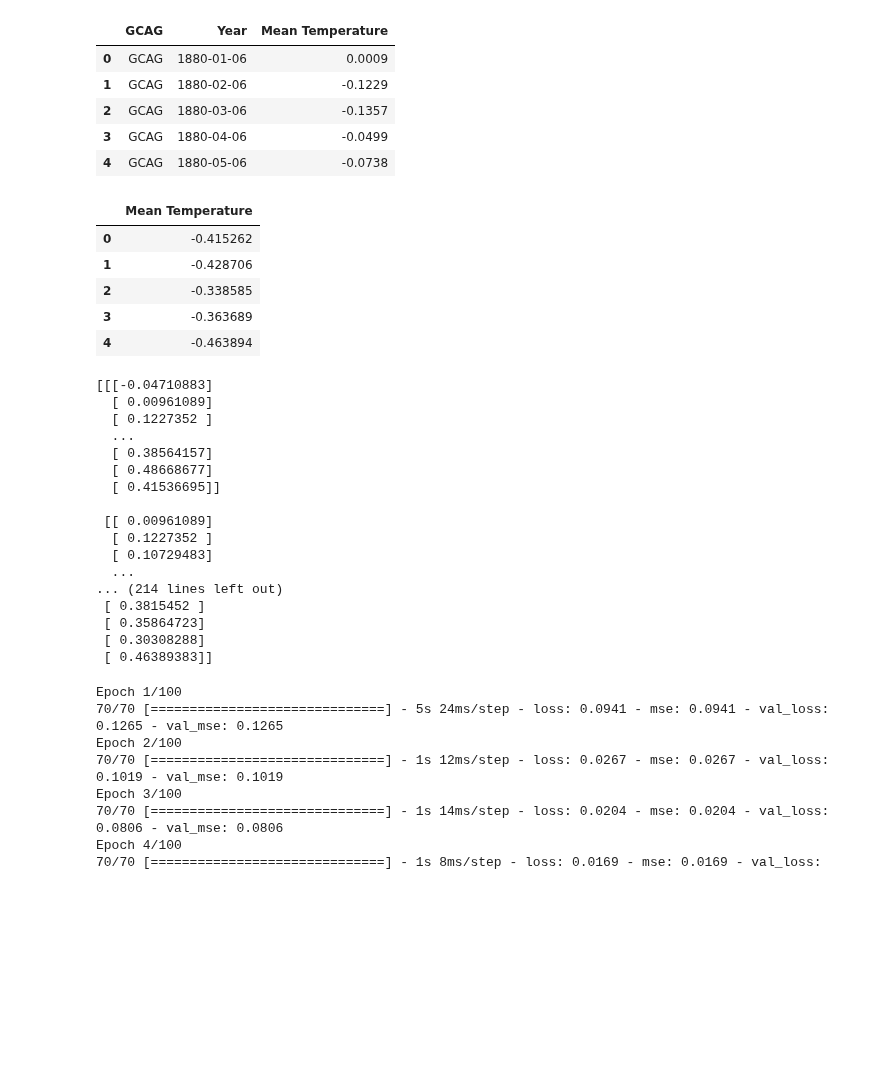
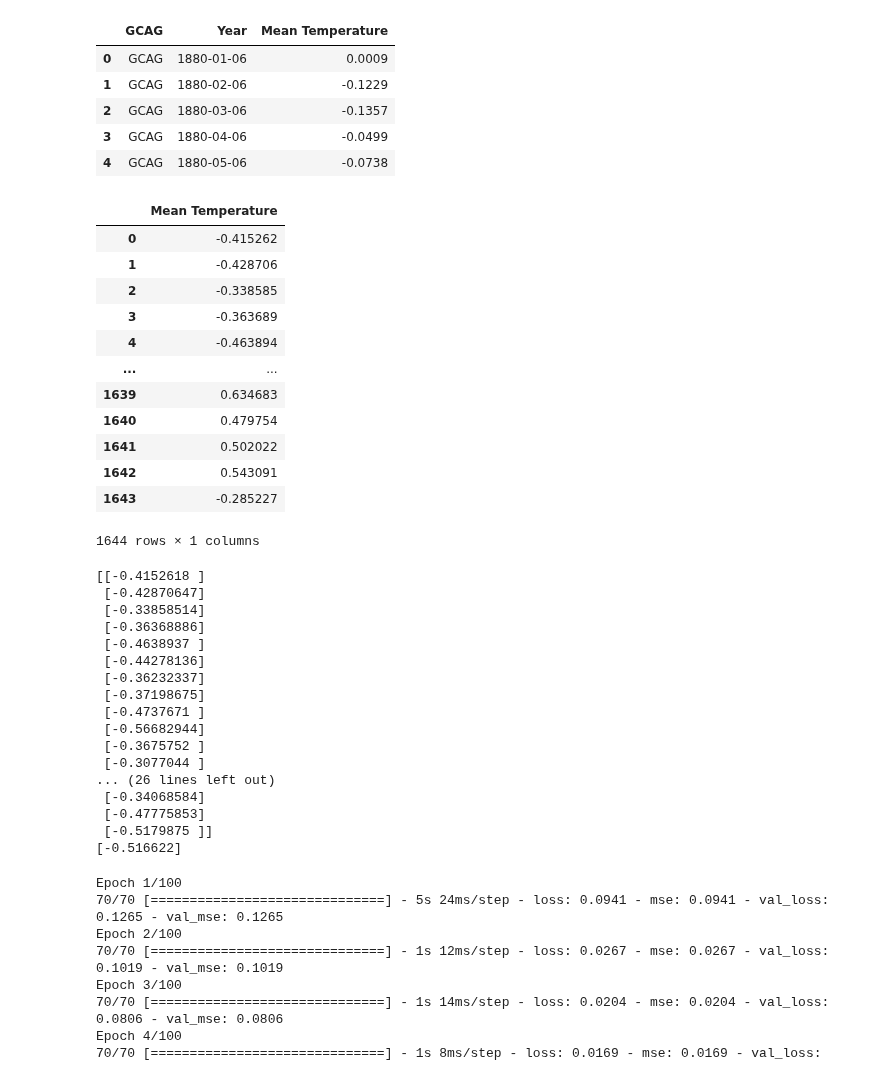
Before and after one commit to safreitas2000/ml-analytics-mvp, a Jupyter notebook: Aula 02 - Introducao ao DeepLearning.ipynb, the cells around one changed output. Cells and saved outputs as stored; diff of their text form; code cells hidden in the pictures; blank space fills up the shorter version.

```diff
--- a/Aula 02 - Introducao ao DeepLearning.ipynb
+++ b/Aula 02 - Introducao ao DeepLearning.ipynb
@@ -49,25 +49,32 @@ df_gcag.head()
 # %%
 import numpy as np
 from sklearn.preprocessing import MinMaxScaler
 
 Y = np.zeros(shape=(len(data_gcag), 1), dtype=np.float32)
 
 for i, y in enumerate(data_gcag):
     Y[i - 1, 0] = y[2] #valores de Y serão preenchidos sequencialmente com os valores da coluna 2(temperatura media) de data_gcag
 
 mmscaler = MinMaxScaler((-1.0, 1.0))
 Y = mmscaler.fit_transform(Y)  #vamos transformar os dados para escala -1 e 1
 
 df_gcag = pd.DataFrame(Y, columns=['Mean Temperature'])
 
-df_gcag.head()
+display(df_gcag)
 # %% [output]
 |  | Mean Temperature |
 | 0 | -0.415262 |
 | 1 | -0.428706 |
 | 2 | -0.338585 |
 | 3 | -0.363689 |
 | 4 | -0.463894 |
+| ... | ... |
+| 1639 | 0.634683 |
+| 1640 | 0.479754 |
+| 1641 | 0.502022 |
+| 1642 | 0.543091 |
+| 1643 | -0.285227 |
+1644 rows × 1 columns
 # %%
 nb_samples = 1600      #são 1600 linhas
 nb_test_samples = 200  #estamos separando as últimas 200 para teste
@@ -80,8 +87,8 @@ Y_ts = np.zeros(shape=(nb_samples - sequence_length, 1), dtype=np.float32)
 #cria pares de sequências de entrada e saída correspondentes para o modelo de previsão de séries temporais.
 #Os 20 primeiros valores é a amostra de entrada (X_ts) e o 21° valor é o valor a ser predito de saida (Y_ts)
 for i in range(0, nb_samples - sequence_length):
-    X_ts[i] = Y[i:i + sequence_length]  #Entrada
-    Y_ts[i] = Y[i + sequence_length]     #Saida
+    X_ts[i] = Y[i:i + sequence_length]  #Entrada -> pega os valores de 0 até 19
+    Y_ts[i] = Y[i + sequence_length]     #Saida -> pega o vigesimo valor a ser predito
 
 #prepara o conjunto de treinamento e teste para serem usados em um modelo de previsão de séries temporais.
 X_ts_train = X_ts[0:nb_samples - nb_test_samples, :]
@@ -90,27 +97,30 @@ Y_ts_train = Y_ts[0:nb_samples - nb_test_samples]
 X_ts_test = X_ts[nb_samples - nb_test_samples:, :]
 Y_ts_test = Y_ts[nb_samples - nb_test_samples:]
 
-print(X_ts_test)
-print("Saida")
-print(Y_ts_test)
+print(X_ts[0])
+print(Y_ts[0])
+print(X_ts[1])
+print(Y_ts[1])
+#print("Saida")
+#print(Y_ts_test)
 # %% [output]
-[[[-0.04710883]
-  [ 0.00961089]
-  [ 0.1227352 ]
-  ...
-  [ 0.38564157]
-  [ 0.48668677]
-  [ 0.41536695]]
-
- [[ 0.00961089]
-  [ 0.1227352 ]
-  [ 0.10729483]
-  ...
-... (214 lines left out)
- [ 0.3815452 ]
- [ 0.35864723]
- [ 0.30308288]
- [ 0.46389383]]
+[[-0.4152618 ]
+ [-0.42870647]
+ [-0.33858514]
+ [-0.36368886]
+ [-0.4638937 ]
+ [-0.44278136]
+ [-0.36232337]
+ [-0.37198675]
+ [-0.4737671 ]
+ [-0.56682944]
+ [-0.3675752 ]
+ [-0.3077044 ]
+... (26 lines left out)
+ [-0.34068584]
+ [-0.47775853]
+ [-0.5179875 ]]
+[-0.516622]
 # %%
 from keras.models import Sequential #permite adicionar camadas sequencialmente.
 from keras.layers import LSTM, Dense, Activation,Flatten
```
